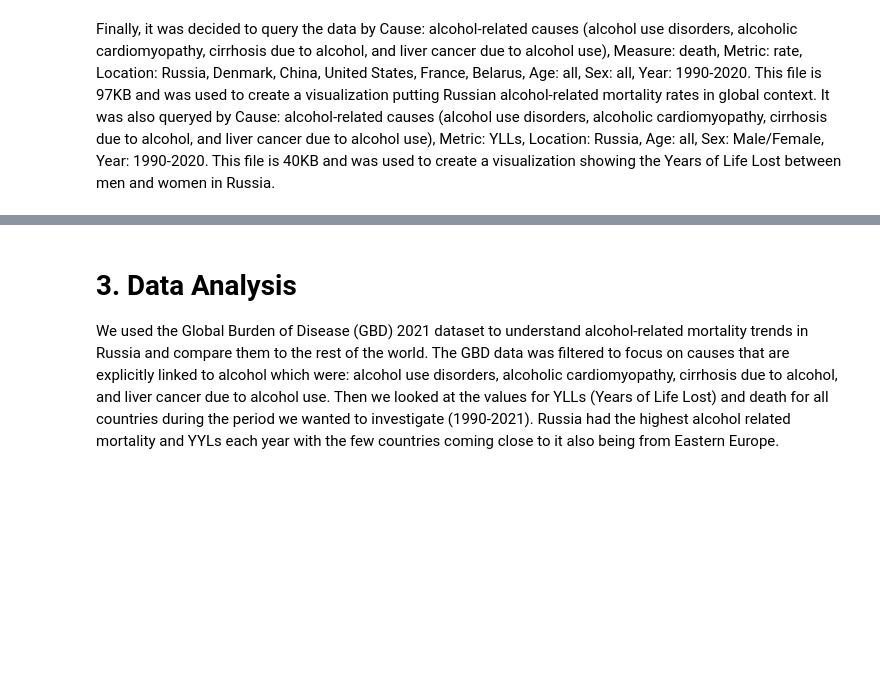
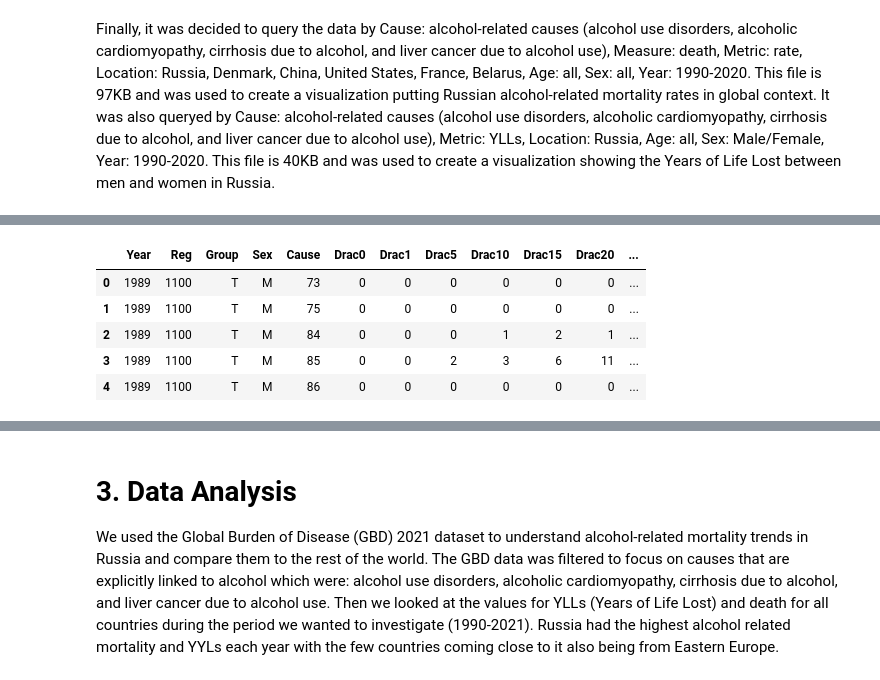
Before and after one commit to ahp9/ahp9.github.io, a Jupyter notebook: explainer_notebook.ipynb, the cells around one changed output, grey strips where cells are left out. Cells and saved outputs as stored; diff of their text form; code cells hidden in the pictures; blank space fills up the shorter version.

```diff
--- a/explainer_notebook.ipynb
+++ b/explainer_notebook.ipynb
@@ -110,0 +146,7 @@ Finally, it was decided to query the data by Cause: alcohol-related causes (alco
+# %%
+# Load population 5 age groups
+df_pop1 = pd.read_csv('data/mortality_cause/population/PopD5a1989-2014.txt')
+df_pop1 = df_pop1[df_pop1['Year'] < 2012]
+df_pop2 = pd.read_csv('data/mortality_cause/population/PopD5a2012-2022.txt')
+
+df_pop_5 = pd.concat([df_pop1, df_pop2], ignore_index=True)
@@ -110,0 +279,16 @@ Finally, it was decided to query the data by Cause: alcohol-related causes (alco
+# %%
+df_cause = pd.merge(
+    df_death_all_periods,
+    df_pop_5,
+    on=['Year', 'Reg', 'Group', 'Sex'],
+    suffixes=('_death', '_population'),
+    indicator=True
+)
+df_cause.head()
+# %% [output]
+|  | Year | Reg | Group | Sex | Cause | Drac0 | Drac1 | Drac5 | Drac10 | Drac15 | Drac20 | ... |
+| 0 | 1989 | 1100 | T | M | 73 | 0 | 0 | 0 | 0 | 0 | 0 | ... |
+| 1 | 1989 | 1100 | T | M | 75 | 0 | 0 | 0 | 0 | 0 | 0 | ... |
+| 2 | 1989 | 1100 | T | M | 84 | 0 | 0 | 0 | 1 | 2 | 1 | ... |
+| 3 | 1989 | 1100 | T | M | 85 | 0 | 0 | 2 | 3 | 6 | 11 | ... |
+| 4 | 1989 | 1100 | T | M | 86 | 0 | 0 | 0 | 0 | 0 | 0 | ... |
```
Also changed, not shown: parts of 29 cells of this notebook.
